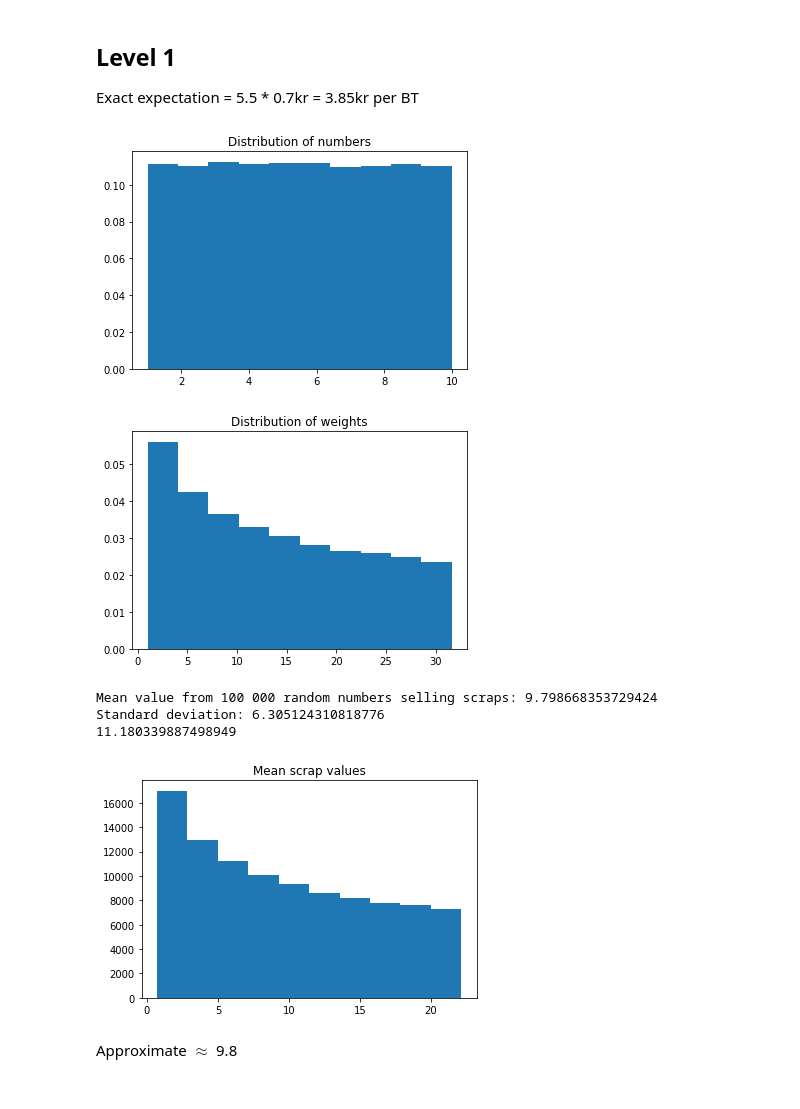
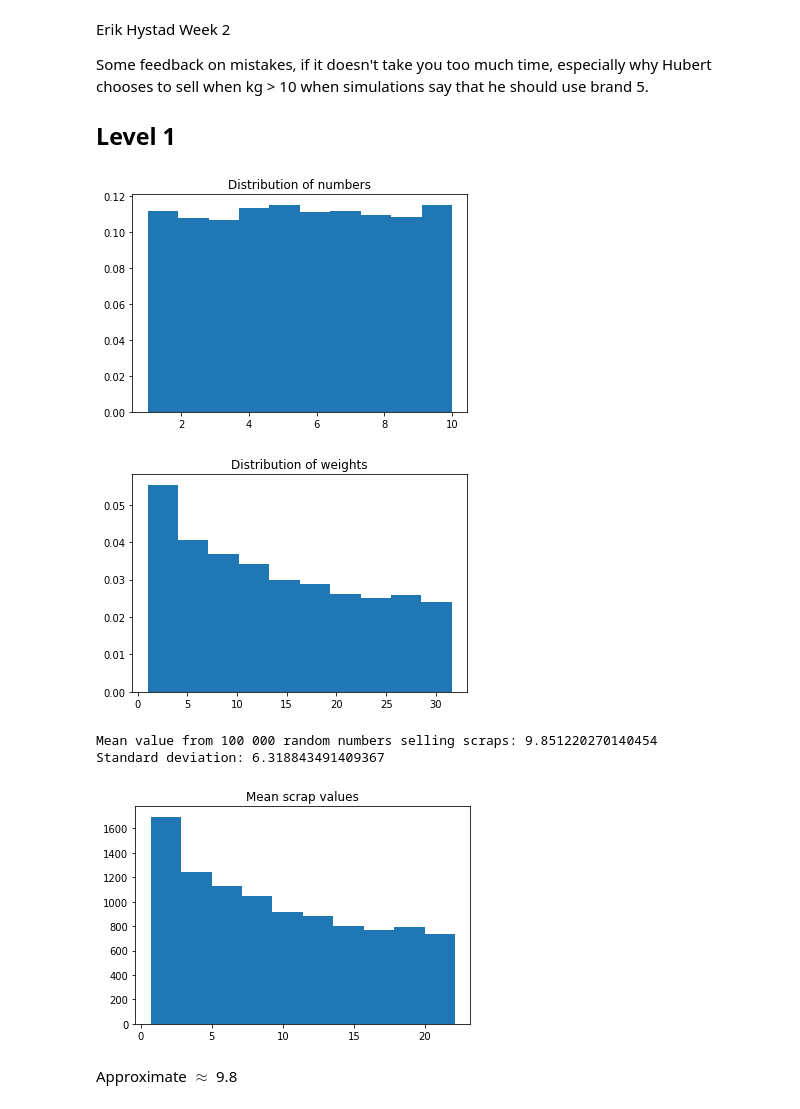
Before and after one commit to TrellixVulnTeam/INF368_65ZU, a Jupyter notebook: Weekly_Tasks/week2.ipynb, the cells around one changed output. Cells and saved outputs as stored; diff of their text form; code cells hidden in the pictures.

Commit message:
week 3 start

```diff
--- a/Weekly_Tasks/week2.ipynb
+++ b/Weekly_Tasks/week2.ipynb
@@ -1,11 +1,14 @@
-# %% [markdown]
-## Level 1
-Exact expectation = 5.5 * 0.7kr = 3.85kr per BT
+# %% [markdown]
+Erik Hystad Week 2
+
+Some feedback on mistakes, if it doesn't take you too much time, especially why Hubert chooses to sell when kg > 10
+when simulations say that he should use brand 5.
+## Level 1
 # %%
 import numpy as np
 import matplotlib.pyplot as plt
 # %%
-set_size = 100000
+set_size = 10000
 # %%
 monte_carlo_rand_num = np.random.uniform(1, 10, set_size)
 plt.hist(monte_carlo_rand_num, density=True)
@@ -19,22 +22,24 @@ plt.hist(np.vectorize(lambda x: m(x))(monte_carlo_rand_num), density=True)
 plt.title("Distribution of weights")
 plt.show()
 # %% [output]
-[figure, old version]
+[figure, new version]
-[figure, old version]
+[figure, new version]
 # %%
-values = np.vectorize(lambda x: m(x)*0.7)(monte_carlo_rand_num)
-monte_carlo_scrap_sim = np.mean(values)
-std = np.std(values)
-print("Mean value from 100 000 random numbers selling scraps:", monte_carlo_scrap_sim)
-print("Standard deviation:", std)
-plt.hist(values)
-plt.title("Mean scrap values")
-plt.show()
+def selling_scraps_plot():
+    values = np.vectorize(lambda x: m(x)*0.7)(monte_carlo_rand_num)
+    monte_carlo_scrap_sim = np.mean(values)
+    std = np.std(values)
+    print("Mean value from 100 000 random numbers selling scraps:", monte_carlo_scrap_sim)
+    print("Standard deviation:", std)
+    plt.hist(values)
+    plt.title("Mean scrap values")
+    plt.show()
+
+selling_scraps_plot()
 # %% [output]
-Mean value from 100 000 random numbers selling scraps: 9.798668353729424
-Standard deviation: 6.305124310818776
-11.180339887498949
+Mean value from 100 000 random numbers selling scraps: 9.851220270140454
+Standard deviation: 6.318843491409367
-[figure, old version]
+[figure, new version]
 # %% [markdown]
 Approximate $\approx$ 9.8
 # %% [markdown]
```
Also changed, not shown: parts of 20 cells of this notebook, 1 other file.
